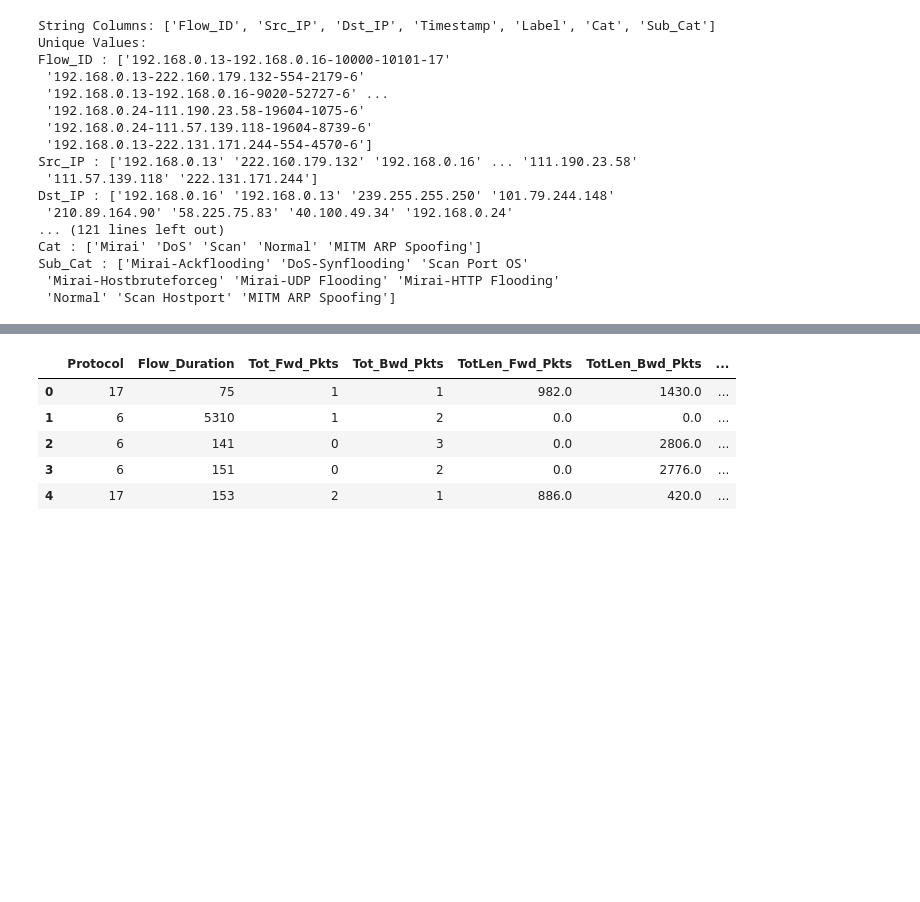
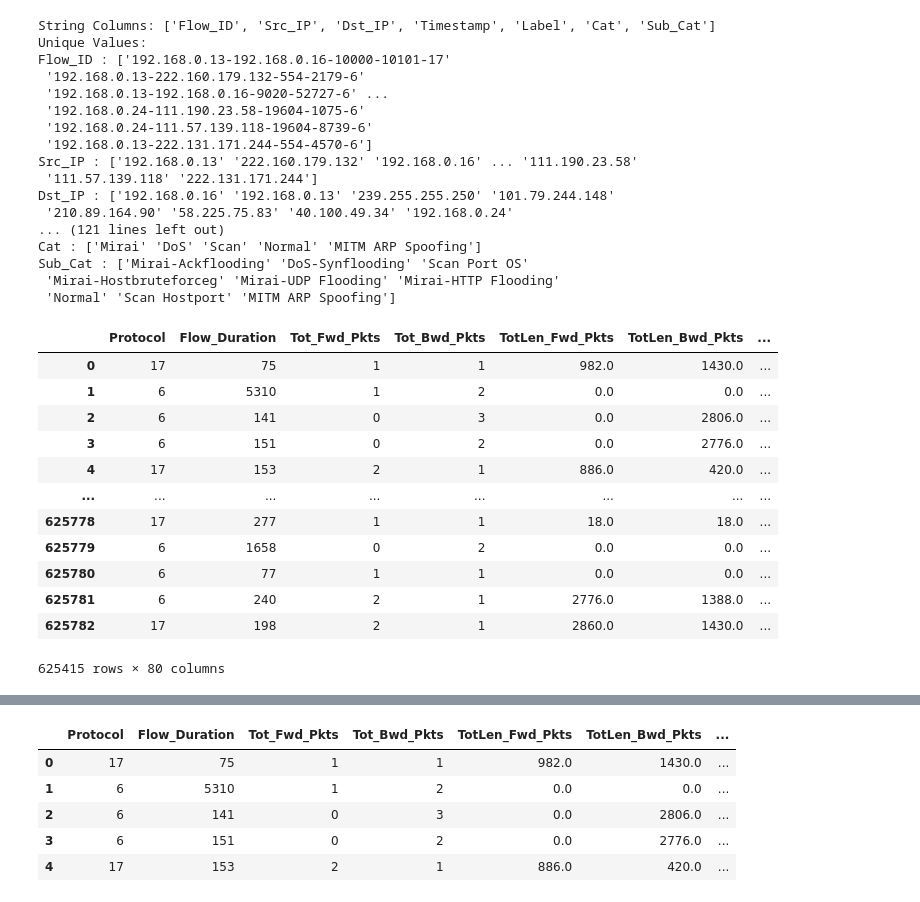
Before and after one commit to nnhieutrung/NIDS-FedML, a Jupyter notebook: src/dataset/split_dataset.ipynb, the cells around one changed output, grey strips where cells are left out. Drawn from its saved outputs; the diff is of its cells as text; code cells hidden in the pictures; blank space fills up the shorter version.

```diff
--- a/src/dataset/split_dataset.ipynb
+++ b/src/dataset/split_dataset.ipynb
@@ -78,3 +80,21 @@ df = df[['Protocol', 'Flow_Duration', 'Tot_Fwd_Pkts', 'Tot_Bwd_Pkts',
        'Fwd_Seg_Size_Min', 'Active_Mean', 'Active_Std', 'Active_Max',
        'Active_Min', 'Idle_Mean', 'Idle_Std', 'Idle_Max', 'Idle_Min', 'Label',
        'Cat', 'Sub_Cat']]
+# %%
+df_without_inf = df[~df.isin([np.inf, -np.inf]).any(axis=1)]
+# %%
+df_without_inf
+# %% [output]
+|  | Protocol | Flow_Duration | Tot_Fwd_Pkts | Tot_Bwd_Pkts | TotLen_Fwd_Pkts | TotLen_Bwd_Pkts | ... |
+| 0 | 17 | 75 | 1 | 1 | 982.0 | 1430.0 | ... |
+| 1 | 6 | 5310 | 1 | 2 | 0.0 | 0.0 | ... |
+| 2 | 6 | 141 | 0 | 3 | 0.0 | 2806.0 | ... |
+| 3 | 6 | 151 | 0 | 2 | 0.0 | 2776.0 | ... |
+| 4 | 17 | 153 | 2 | 1 | 886.0 | 420.0 | ... |
+| ... | ... | ... | ... | ... | ... | ... | ... |
+| 625778 | 17 | 277 | 1 | 1 | 18.0 | 18.0 | ... |
+| 625779 | 6 | 1658 | 0 | 2 | 0.0 | 0.0 | ... |
+| 625780 | 6 | 77 | 1 | 1 | 0.0 | 0.0 | ... |
+| 625781 | 6 | 240 | 2 | 1 | 2776.0 | 1388.0 | ... |
+| 625782 | 17 | 198 | 2 | 1 | 2860.0 | 1430.0 | ... |
+625415 rows × 80 columns
```
Also changed, not shown: parts of 11 cells of this notebook, 6 other files.
